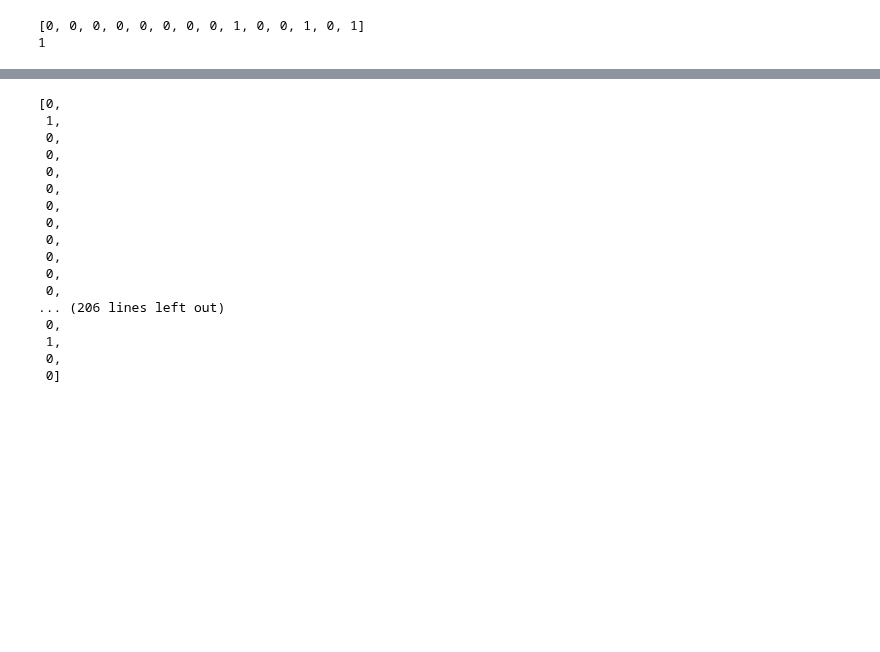
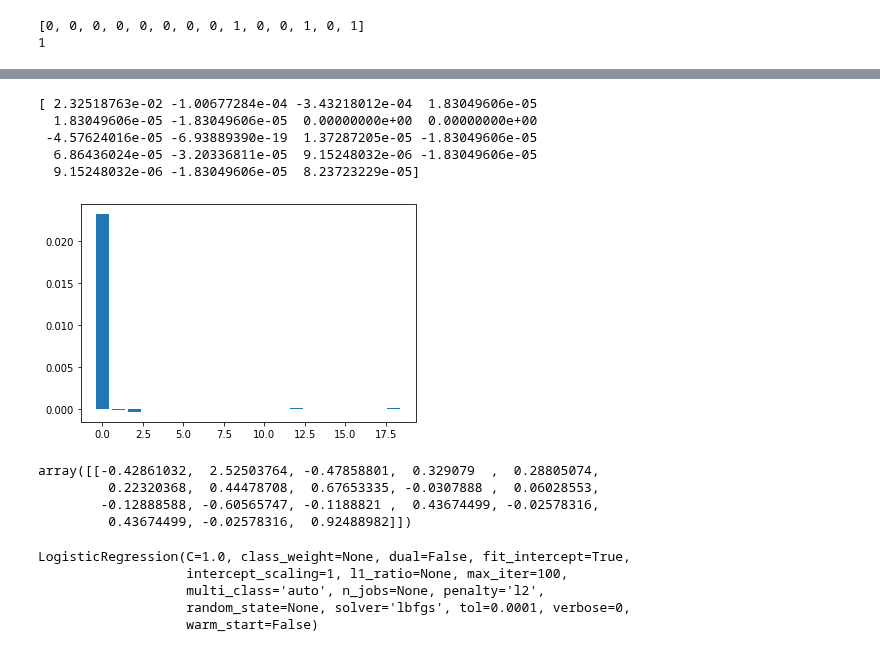
Before and after one commit to cdwyer1bod/LinguisticModels_bias_detection, a Jupyter notebook: Logistic_Model.ipynb, the cells around one changed output, grey strips where cells are left out. Saved outputs shown, nothing was run; the diff lists cells and outputs as text; code cells hidden in the pictures; blank space fills up the shorter version.

```diff
--- a/Logistic_Model.ipynb
+++ b/Logistic_Model.ipynb
@@ -129,6 +132,7 @@ def isInList(dictionaries, word, n_gram):
                 # If last word in surrounding_words list, then neither word is in dictionary
                 if surrounding_word == surrounding_words[-1]:
                     tf_vector.append(0)
+                    break
     return tf_vector
 
 def isInBiasLexicon(word,dictionary=bias_lexicon):
@@ -162,13 +166,19 @@ def vectorize_df(df, POS_FREQ_DIST, WORD_FREQ_DIST, corpus_list, bias_lexicon_li
         # FIXME: this definition of word may not match definition in 'Bias Inducing Word'
         for pair in tagged_sent:
             current_vector = []
-            current_vector.append(vectorize_word(pair[0], WORD_FREQ_DIST))
+            #current_vector.append(vectorize_word(pair[0], WORD_FREQ_DIST))
+            current_index = tagged_sent.index(pair)
             for n in range(-1,2):
-                current_vector.append(vectorize_pos_n(pair[1], n, POS_FREQ_DIST))
+                if (current_index + n < 0) or (current_index + n >= len(tagged_sent)):
+                    True
+                    #current_vector.append(0)
+                else:
+                    pair_plus_n = tagged_sent[current_index+n]
+                    #current_vector.append(vectorize_pos_n(pair_plus_n[1], n, POS_FREQ_DIST))
             corpus_tf = isInList(corpus_list, pair[0], get_context(pair, tagged_sent))
             for tf in corpus_tf: current_vector.append(tf)
             current_vector.append(isInBiasLexicon(pair[0]))
-            if len(current_vector) > 15: # 3 <= len n_gram <= 5... T/F vector will be short otherwise
+            if len(current_vector) > 11: # 3 <= len n_gram <= 5... T/F vector will be short otherwise
                 if (pair[0] == df['Bias Inducing Word'].iloc[row]) == True:
                     result_vector.append(1)
                 else: result_vector.append(0)
@@ -180,4 +190,4 @@ corpus_list = [assertives,factives,hedges,report_verbs,
           entailing_predicates,strong_subjectives_list,weak_subjectives_list]
 bias_lexicon_list = bias_lexicon
 # %%
-a, b = vectorize_df(train[:10], POS_FREQ_DIST, WORD_FREQ_DIST, corpus_list, bias_lexicon_list)
+attiribute_matrix_train, result_vector_train = vectorize_df(train, POS_FREQ_DIST, WORD_FREQ_DIST, corpus_list, bias_lexicon_list)
@@ -209,21 +194,36 @@ a
-# %%
-
-b
-# %% [output]
-[0,
- 1,
- 0,
- 0,
- 0,
- 0,
- 0,
- 0,
- 0,
- 0,
- 0,
- 0,
-... (206 lines left out)
- 0,
- 1,
- 0,
- 0]
+# %%
+def perumutation_feature_selection(attiribute_matrix, result_vector):
+    model = LogisticRegression()
+    model.fit(attiribute_matrix, result_vector)
+    #Permute the variables feed to model to determine importance
+    perm_results = permutation_importance(model, attiribute_matrix, result_vector, scoring='neg_mean_squared_error')
+    #Get importance score
+    importance = perm_results.importances_mean
+    print(importance)
+    pyplot.bar([i for i in range(len(importance))], importance)
+    pyplot.show()
+# %%
+perumutation_feature_selection(attiribute_matrix_train, result_vector_train)
+# %% [output]
+[ 2.32518763e-02 -1.00677284e-04 -3.43218012e-04  1.83049606e-05
+  1.83049606e-05 -1.83049606e-05  0.00000000e+00  0.00000000e+00
+ -4.57624016e-05 -6.93889390e-19  1.37287205e-05 -1.83049606e-05
+  6.86436024e-05 -3.20336811e-05  9.15248032e-06 -1.83049606e-05
+  9.15248032e-06 -1.83049606e-05  8.23723229e-05]
+[figure, added]
+# %%
+model.coef_
+# %% [output]
+array([[-0.42861032,  2.52503764, -0.47858801,  0.329079  ,  0.28805074,
+         0.22320368,  0.44478708,  0.67653335, -0.0307888 ,  0.06028553,
+        -0.12888588, -0.60565747, -0.1188821 ,  0.43674499, -0.02578316,
+         0.43674499, -0.02578316,  0.92488982]])
+# %%
+model = LogisticRegression()
+model.fit(attiribute_matrix_train, result_vector_train)
+# %% [output]
+LogisticRegression(C=1.0, class_weight=None, dual=False, fit_intercept=True,
+                   intercept_scaling=1, l1_ratio=None, max_iter=100,
+                   multi_class='auto', n_jobs=None, penalty='l2',
+                   random_state=None, solver='lbfgs', tol=0.0001, verbose=0,
+                   warm_start=False)
```
Also changed, not shown: parts of 13 cells of this notebook, 1 other file.
